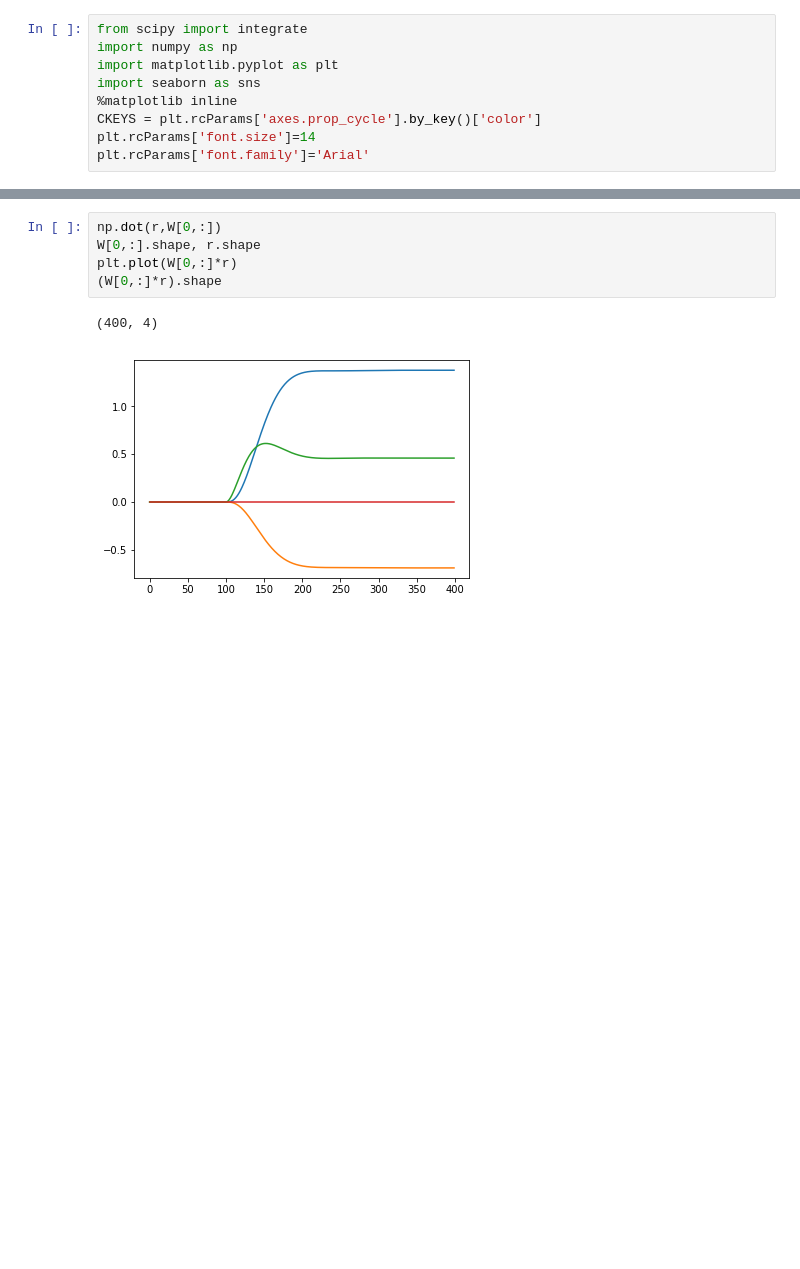
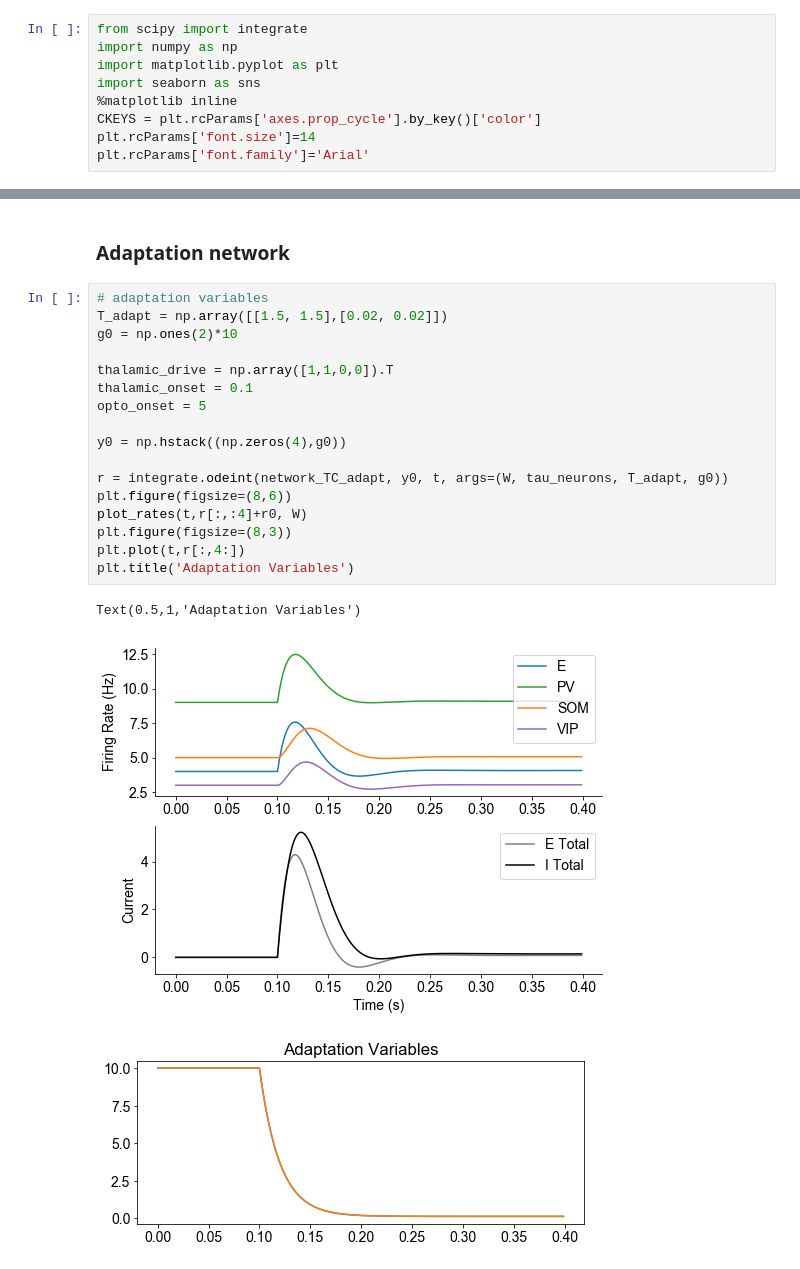
Before and after one commit to rdgao/1E3I, a Jupyter notebook: notebooks/rate_model.ipynb, the cells around one changed output, grey strips where cells are left out. Drawn from its saved outputs; the diff is of its cells as text; blank space fills up the shorter version.

Commit message:
TC adaptation is working

```diff
--- a/notebooks/rate_model.ipynb
+++ b/notebooks/rate_model.ipynb
@@ -92,8 +131,23 @@ plot_rates(t,r+r0, W)
-# %%
-np.dot(r,W[0,:])
-W[0,:].shape, r.shape
-plt.plot(W[0,:]*r)
-(W[0,:]*r).shape
-# %% [output]
-(400, 4)
-[figure, removed]
+# %% [markdown]
+### Adaptation network
+# %%
+# adaptation variables
+T_adapt = np.array([[1.5, 1.5],[0.02, 0.02]])
+g0 = np.ones(2)*10
+
+thalamic_drive = np.array([1,1,0,0]).T
+thalamic_onset = 0.1
+opto_onset = 5
+
+y0 = np.hstack((np.zeros(4),g0))
+
+r = integrate.odeint(network_TC_adapt, y0, t, args=(W, tau_neurons, T_adapt, g0))
+plt.figure(figsize=(8,6))
+plot_rates(t,r[:,:4]+r0, W)
+plt.figure(figsize=(8,3))
+plt.plot(t,r[:,4:])
+plt.title('Adaptation Variables')
+# %% [output]
+Text(0.5,1,'Adaptation Variables')
+[figure, added]
+[figure, added]
```
Also changed, not shown: parts of 4 cells of this notebook.
